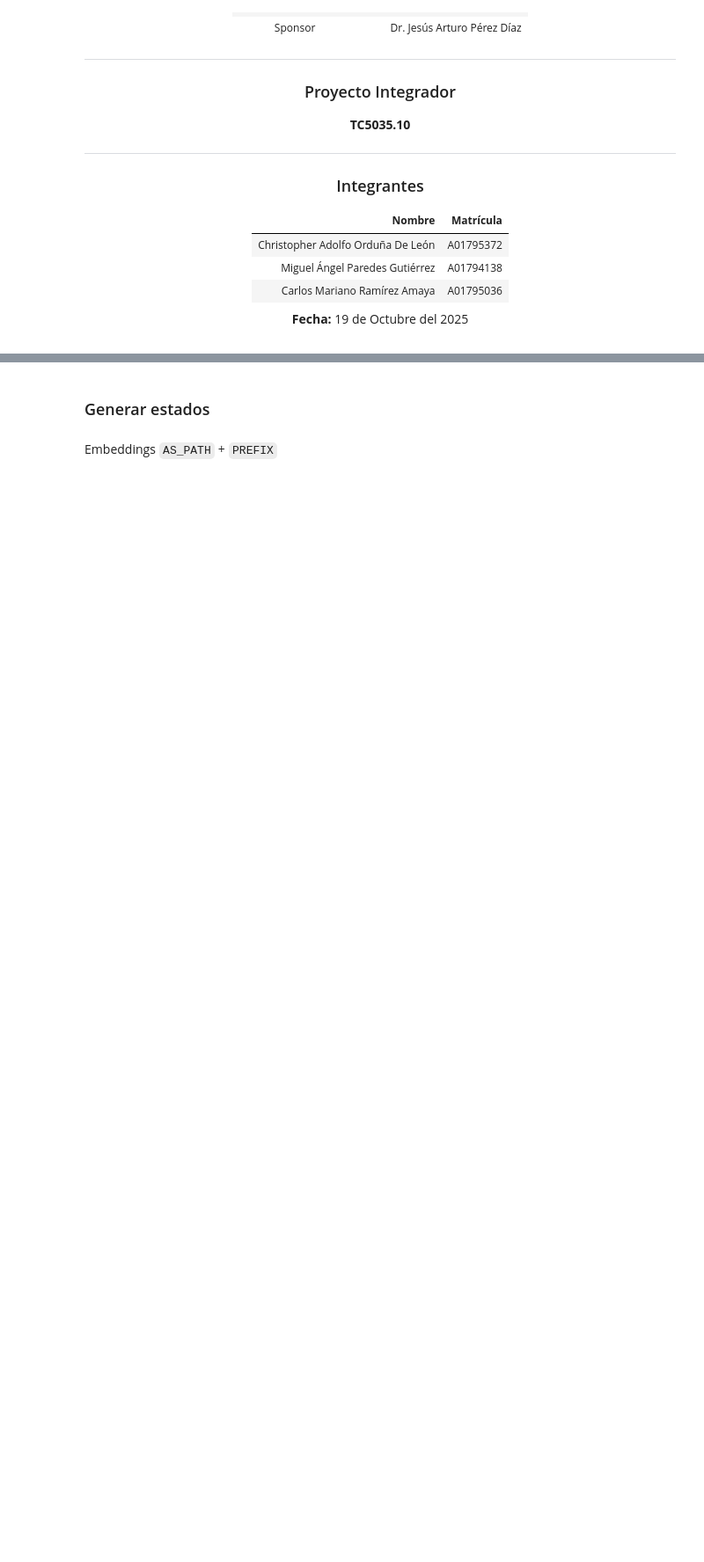
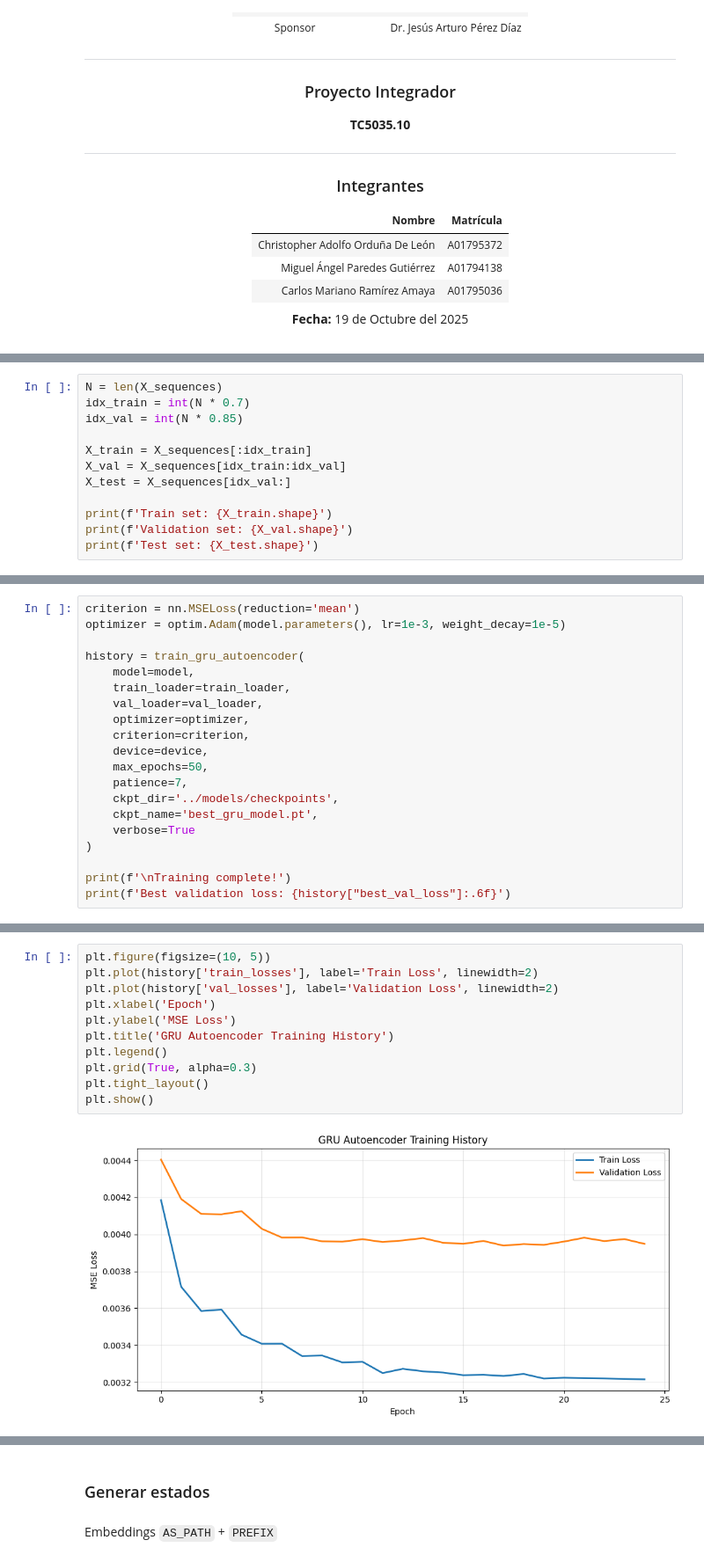
Before and after one commit to Proyecto-Integragor-Equipo-52/BGP-Hijacking-detection, a Jupyter notebook: notebooks/Avance4.52Equipo.ipynb, the cells around one changed output, grey strips where cells are left out. Shown at 88% size. Saved outputs shown, nothing was run; the diff lists cells and outputs as text; blank space fills up the shorter version.

```diff
--- a/notebooks/Avance4.52Equipo.ipynb
+++ b/notebooks/Avance4.52Equipo.ipynb
@@ -69,0 +202,12 @@ Columnas: ['time', 'collector', 'peer_asn', 'peer_ip', 'type', 'prefix', 'next_h
+# %%
+N = len(X_sequences)
+idx_train = int(N * 0.7)
+idx_val = int(N * 0.85)
+
+X_train = X_sequences[:idx_train]
+X_val = X_sequences[idx_train:idx_val]
+X_test = X_sequences[idx_val:]
+
+print(f'Train set: {X_train.shape}')
+print(f'Validation set: {X_val.shape}')
+print(f'Test set: {X_test.shape}')
@@ -69,0 +422,20 @@ Columnas: ['time', 'collector', 'peer_asn', 'peer_ip', 'type', 'prefix', 'next_h
+# %%
+criterion = nn.MSELoss(reduction='mean')
+optimizer = optim.Adam(model.parameters(), lr=1e-3, weight_decay=1e-5)
+
+history = train_gru_autoencoder(
+    model=model,
+    train_loader=train_loader,
+    val_loader=val_loader,
+    optimizer=optimizer,
+    criterion=criterion,
+    device=device,
+    max_epochs=50,
+    patience=7,
+    ckpt_dir='../models/checkpoints',
+    ckpt_name='best_gru_model.pt',
+    verbose=True
+)
+
+print(f'\nTraining complete!')
+print(f'Best validation loss: {history["best_val_loss"]:.6f}')
@@ -69,0 +460,13 @@ Columnas: ['time', 'collector', 'peer_asn', 'peer_ip', 'type', 'prefix', 'next_h
+# %%
+plt.figure(figsize=(10, 5))
+plt.plot(history['train_losses'], label='Train Loss', linewidth=2)
+plt.plot(history['val_losses'], label='Validation Loss', linewidth=2)
+plt.xlabel('Epoch')
+plt.ylabel('MSE Loss')
+plt.title('GRU Autoencoder Training History')
+plt.legend()
+plt.grid(True, alpha=0.3)
+plt.tight_layout()
+plt.show()
+# %% [output]
+[figure, added]
```
Also changed, not shown: parts of 72 cells of this notebook.
